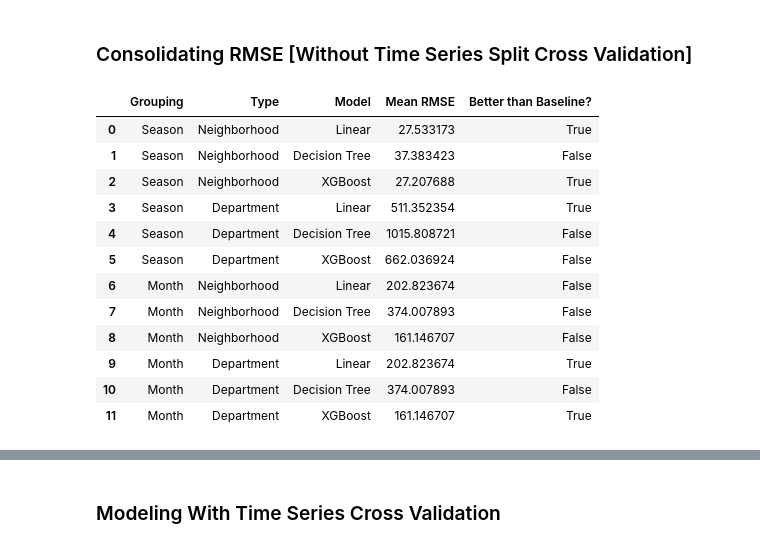
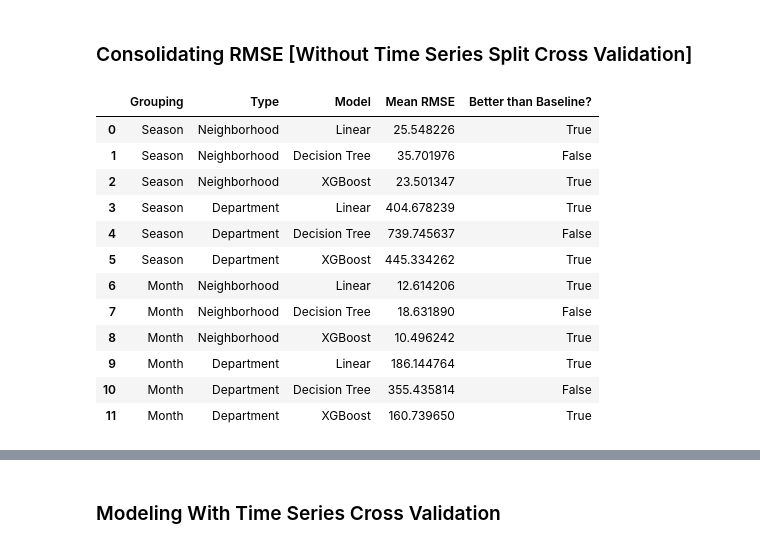
Before and after one commit to kanikaselva/311analysis, a Jupyter notebook: Analysis/5. SeasonalForecast.ipynb, the cells around one changed output, grey strips where cells are left out. Drawn from its saved outputs; the diff is of its cells as text; code cells hidden in the pictures.

```diff
--- a/Analysis/5. SeasonalForecast.ipynb
+++ b/Analysis/5. SeasonalForecast.ipynb
@@ -396,7 +450,7 @@ X_train, X_test, y_train, y_test = train_test_split(X, y, test_size=0.2, random_
 y_baseline = np.full_like(y_train, y_train.mean())
 
 # RMSE for Baseline Model
-baseline_rmse_month_dept = mean_squared_error(y_train, y_baseline)
-baseline_rmse_month_dept = np.sqrt(baseline_rmse_month_dept)
-print(f"Baseline RMSE (Mean Model): {baseline_rmse_month_dept}")
+baseline_rmse_season_dept = mean_squared_error(y_train, y_baseline)
+baseline_rmse_season_dept = np.sqrt(baseline_rmse_season_dept)
+print(f"Baseline RMSE (Mean Model): {baseline_rmse_season_dept}")
 # %% [output]
@@ -408,10 +462,10 @@ pipeline = make_pipeline(LinearRegression())
 # Perform 5 fold cross-validation
 scores = cross_val_score(pipeline, X_train, y_train, cv=5, scoring='neg_mean_squared_error')
 
-rmse_scores_linear_dept_month = np.sqrt(-scores)
+rmse_scores_linear_dept_season = np.sqrt(-scores)
 
 # Print RMSE for each fold
-print(f"RMSE scores for each fold: {rmse_scores_linear_dept_month}")
+print(f"RMSE scores for each fold: {rmse_scores_linear_dept_season}")
 # Print mean RMSE
-print(f"Mean RMSE: {rmse_scores_linear_dept_month.mean()}")
+print(f"Mean RMSE: {rmse_scores_linear_dept_season.mean()}")
 # %% [output]
@@ -424,10 +478,10 @@ pipeline = make_pipeline(DecisionTreeRegressor())
 # Perform 5 fold cross-validation
 scores = cross_val_score(pipeline, X_train, y_train, cv=5, scoring='neg_mean_squared_error')
 
-rmse_scores_dtree_dept_month = np.sqrt(-scores)
+rmse_scores_dtree_dept_season = np.sqrt(-scores)
 
 # Print RMSE for each fold
-print(f"RMSE scores for each fold: {rmse_scores_dtree_dept_month}")
+print(f"RMSE scores for each fold: {rmse_scores_dtree_dept_season}")
 # Print mean RMSE
-print(f"Mean RMSE: {rmse_scores_dtree_dept_month.mean()}")
+print(f"Mean RMSE: {rmse_scores_dtree_dept_season.mean()}")
 # %% [output]
@@ -440,10 +494,10 @@ pipeline = make_pipeline(XGBRegressor())
 # Perform 5 fold cross-validation
 scores = cross_val_score(pipeline, X_train, y_train, cv=5, scoring='neg_mean_squared_error')
 
-rmse_scores_xgboost_dept_month = np.sqrt(-scores)
+rmse_scores_xgboost_dept_season = np.sqrt(-scores)
 
 # Print RMSE for each fold
-print(f"RMSE scores for each fold: {rmse_scores_xgboost_dept_month}")
+print(f"RMSE scores for each fold: {rmse_scores_xgboost_dept_season}")
 # Print mean RMSE
-print(f"Mean RMSE: {rmse_scores_xgboost_dept_month.mean()}")
+print(f"Mean RMSE: {rmse_scores_xgboost_dept_season.mean()}")
 # %% [output]
@@ -545,45 +635,45 @@ rmse_scores = {
     'Linear Department Season': rmse_scores_linear_dept_season,
     'Decision Tree Department Season': rmse_scores_dtree_dept_season,
     'XGBoost Department Season': rmse_scores_xgboost_dept_season,
-    'Linear Neighborhood Month': rmse_scores_linear_dept_month,
-    'Decision Tree Neighborhood Month': rmse_scores_dtree_dept_month,
-    'XGBoost Neighborhood Month': rmse_scores_xgboost_dept_month,
+    'Linear Neighborhood Month': rmse_scores_linear_neighborhood_month,
+    'Decision Tree Neighborhood Month': rmse_scores_dtree_neighborhood_month,
+    'XGBoost Neighborhood Month': rmse_scores_xgboost_neighborhood_month,
     'Linear Department Month': rmse_scores_linear_dept_month,
     'Decision Tree Department Month': rmse_scores_dtree_dept_month,
     'XGBoost Department Month': rmse_scores_xgboost_dept_month
 }
 # Convert to DataFrame for better visualization
 rmse_df = pd.DataFrame(rmse_scores)
 # Calculate mean RMSE for each model
 mean_rmse = {key: np.mean(value) for key, value in rmse_scores.items()}
 # Create a DataFrame for better visualization
 rmse_summary = pd.DataFrame([
     {'Grouping': 'Season', 'Type': 'Neighborhood', 'Model': 'Linear', 'Mean RMSE': mean_rmse['Linear Neighborhood Season'], 'Better than Baseline?': mean_rmse['Linear Neighborhood Season'] < baseline_rmse_season_neighborhood},
     {'Grouping': 'Season', 'Type': 'Neighborhood', 'Model': 'Decision Tree', 'Mean RMSE': mean_rmse['Decision Tree Neighborhood Season'], 'Better than Baseline?': mean_rmse['Decision Tree Neighborhood Season'] < baseline_rmse_season_neighborhood},
     {'Grouping': 'Season', 'Type': 'Neighborhood', 'Model': 'XGBoost', 'Mean RMSE': mean_rmse['XGBoost Neighborhood Season'], 'Better than Baseline?': mean_rmse['XGBoost Neighborhood Season'] < baseline_rmse_season_neighborhood},
     {'Grouping': 'Season', 'Type': 'Department', 'Model': 'Linear', 'Mean RMSE': mean_rmse['Linear Department Season'], 'Better than Baseline?': mean_rmse['Linear Department Season'] < baseline_rmse_season_dept},
     {'Grouping': 'Season', 'Type': 'Department', 'Model': 'Decision Tree', 'Mean RMSE': mean_rmse['Decision Tree Department Season'], 'Better than Baseline?': mean_rmse['Decision Tree Department Season'] < baseline_rmse_season_dept},
     {'Grouping': 'Season', 'Type': 'Department', 'Model': 'XGBoost', 'Mean RMSE': mean_rmse['XGBoost Department Season'], 'Better than Baseline?': mean_rmse['XGBoost Department Season'] < baseline_rmse_season_dept},
     {'Grouping': 'Month', 'Type': 'Neighborhood', 'Model': 'Linear', 'Mean RMSE': mean_rmse['Linear Neighborhood Month'], 'Better than Baseline?': mean_rmse['Linear Neighborhood Month'] < baseline_rmse_month_neighborhood},
     {'Grouping': 'Month', 'Type': 'Neighborhood', 'Model': 'Decision Tree', 'Mean RMSE': mean_rmse['Decision Tree Neighborhood Month'], 'Better than Baseline?': mean_rmse['Decision Tree Neighborhood Month'] < baseline_rmse_month_neighborhood},
     {'Grouping': 'Month', 'Type': 'Neighborhood', 'Model': 'XGBoost', 'Mean RMSE': mean_rmse['XGBoost Neighborhood Month'], 'Better than Baseline?': mean_rmse['XGBoost Neighborhood Month'] < baseline_rmse_month_neighborhood},
     {'Grouping': 'Month', 'Type': 'Department', 'Model': 'Linear', 'Mean RMSE': mean_rmse['Linear Department Month'], 'Better than Baseline?': mean_rmse['Linear Department Month'] < baseline_rmse_month_dept},
     {'Grouping': 'Month', 'Type': 'Department', 'Model': 'Decision Tree', 'Mean RMSE': mean_rmse['Decision Tree Department Month'], 'Better than Baseline?': mean_rmse['Decision Tree Department Month'] < baseline_rmse_month_dept},
     {'Grouping': 'Month', 'Type': 'Department', 'Model': 'XGBoost', 'Mean RMSE': mean_rmse['XGBoost Department Month'], 'Better than Baseline?': mean_rmse['XGBoost Department Month'] < baseline_rmse_month_dept}
 ])
 
 rmse_summary
 # %% [output]
 |  | Grouping | Type | Model | Mean RMSE | Better than Baseline? |
-| 0 | Season | Neighborhood | Linear | 27.533173 | True |
-| 1 | Season | Neighborhood | Decision Tree | 37.383423 | False |
-| 2 | Season | Neighborhood | XGBoost | 27.207688 | True |
-| 3 | Season | Department | Linear | 511.352354 | True |
-| 4 | Season | Department | Decision Tree | 1015.808721 | False |
-| 5 | Season | Department | XGBoost | 662.036924 | False |
-| 6 | Month | Neighborhood | Linear | 202.823674 | False |
-| 7 | Month | Neighborhood | Decision Tree | 374.007893 | False |
-| 8 | Month | Neighborhood | XGBoost | 161.146707 | False |
-| 9 | Month | Department | Linear | 202.823674 | True |
-| 10 | Month | Department | Decision Tree | 374.007893 | False |
-| 11 | Month | Department | XGBoost | 161.146707 | True |
+| 0 | Season | Neighborhood | Linear | 25.548226 | True |
+| 1 | Season | Neighborhood | Decision Tree | 35.701976 | False |
+| 2 | Season | Neighborhood | XGBoost | 23.501347 | True |
+| 3 | Season | Department | Linear | 404.678239 | True |
+| 4 | Season | Department | Decision Tree | 739.745637 | False |
+| 5 | Season | Department | XGBoost | 445.334262 | True |
+| 6 | Month | Neighborhood | Linear | 12.614206 | True |
+| 7 | Month | Neighborhood | Decision Tree | 18.631890 | False |
+| 8 | Month | Neighborhood | XGBoost | 10.496242 | True |
+| 9 | Month | Department | Linear | 186.144764 | True |
+| 10 | Month | Department | Decision Tree | 355.435814 | False |
+| 11 | Month | Department | XGBoost | 160.739650 | True |
```
Also changed, not shown: parts of 58 cells of this notebook, 1 other file.
